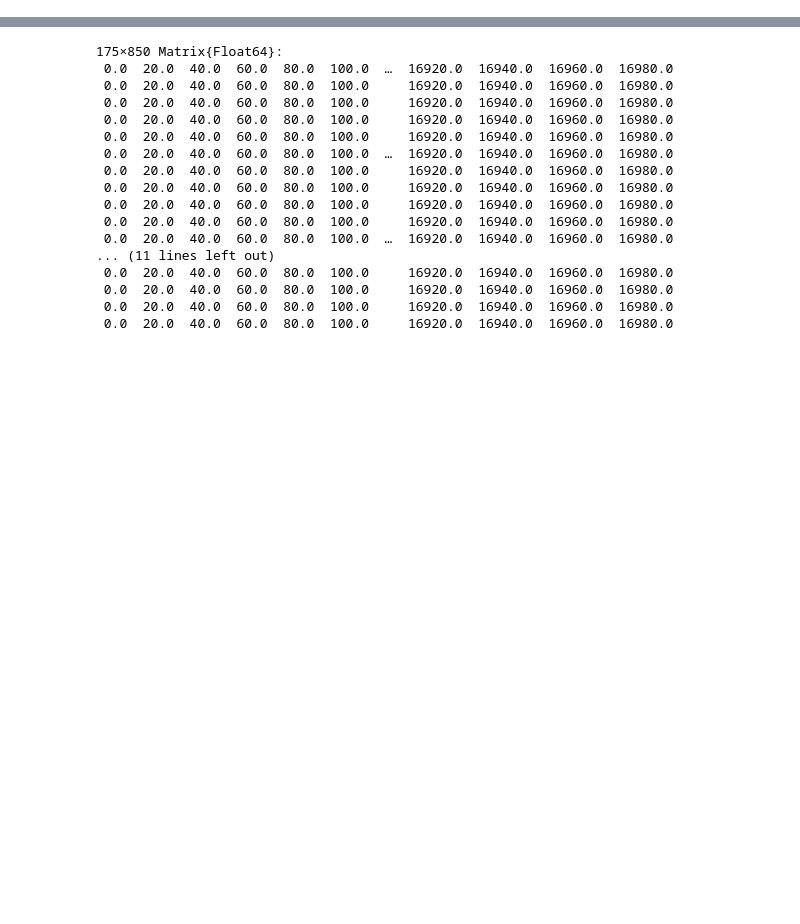
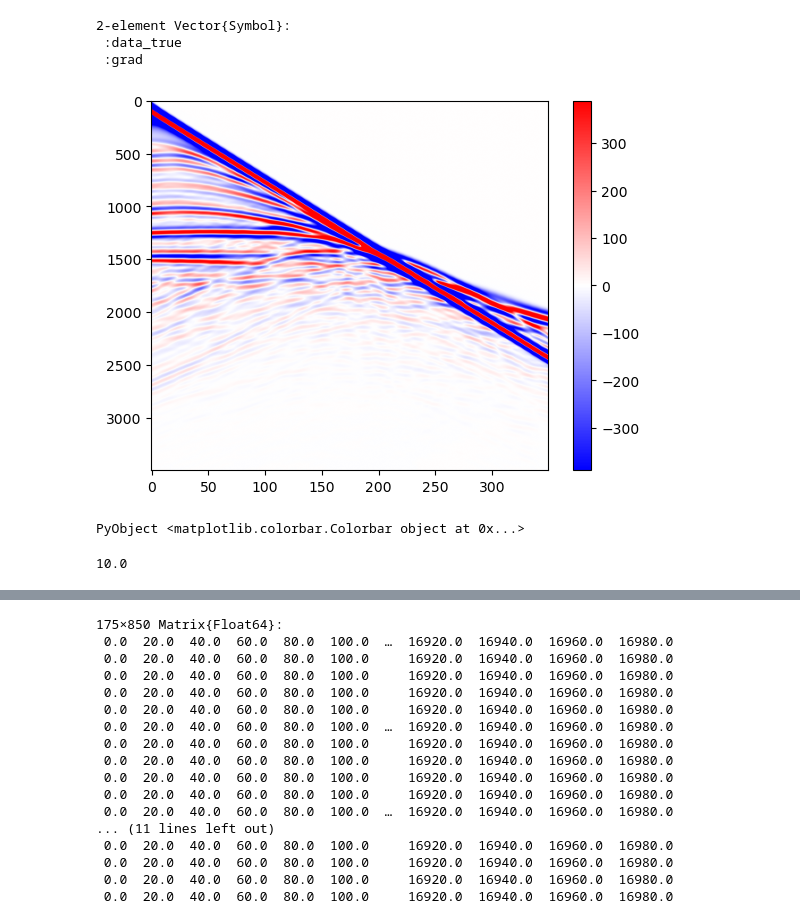
Before and after one commit to zzar43/WaveSolverCUDA, a Jupyter notebook: plot.ipynb, the cells around one changed output, grey strips where cells are left out. Saved outputs shown, nothing was run; the diff lists cells and outputs as text; code cells hidden in the pictures; blank space fills up the shorter version.

```diff
--- a/plot.ipynb
+++ b/plot.ipynb
@@ -1,3 +1,21 @@
 # %%
 import PyPlot as plt
 using JLD2, HDF5, ImageFiltering
+# %%
+@load "temp_data/true_data.jld2"
+# %% [output]
+2-element Vector{Symbol}:
+ :data_true
+ :grad
+# %%
+val = maximum(abs.(data_true)) * 0.01
+plt.close()
+plt.imshow(data_true[:,:,1], aspect="auto", cmap="bwr", clim=(-val, val))
+plt.colorbar()
+# %% [output]
+[figure, added]
+PyObject <matplotlib.colorbar.Colorbar object at 0x...>
+# %%
+(650 - 301 + 1) / 35
+# %% [output]
+10.0
```
Also changed, not shown: parts of 7 cells of this notebook, 6 other files.
